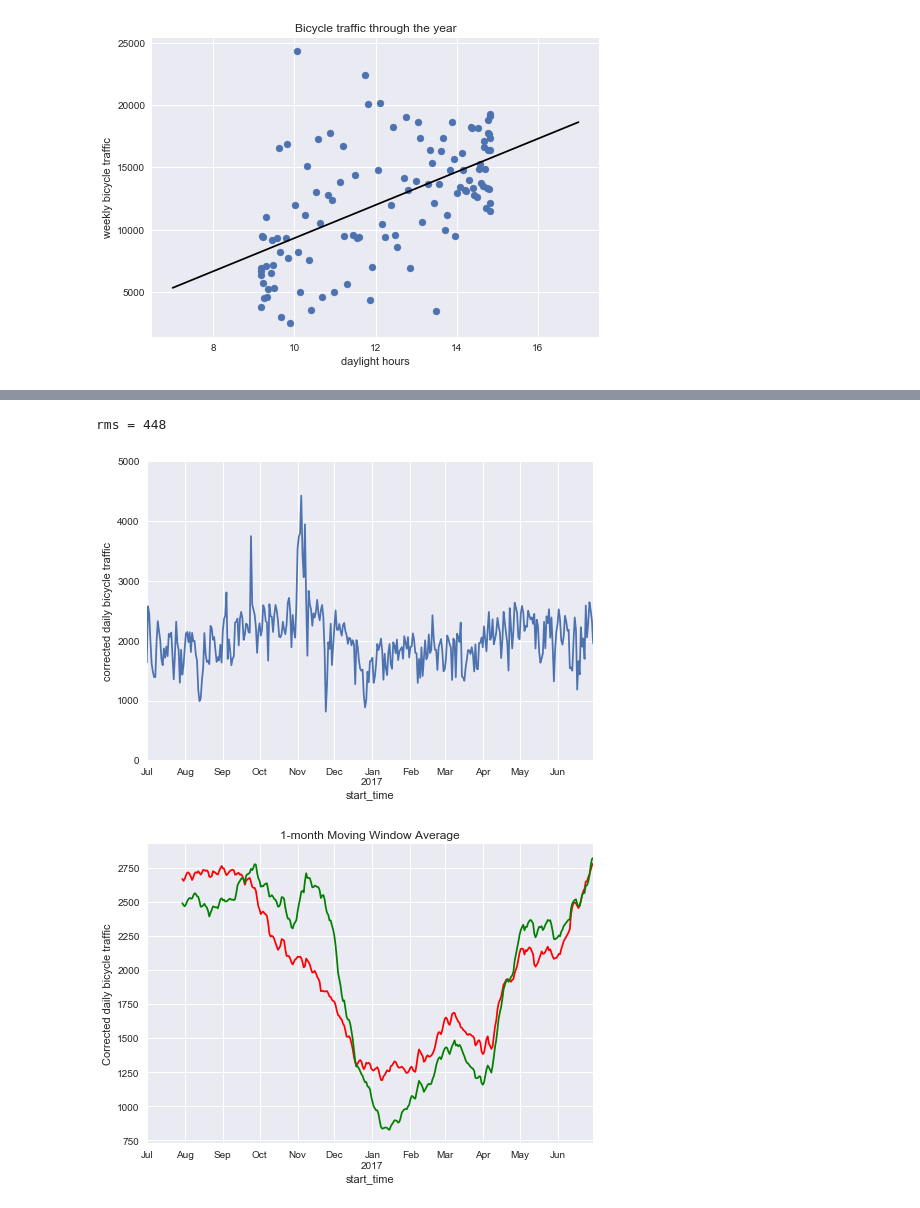
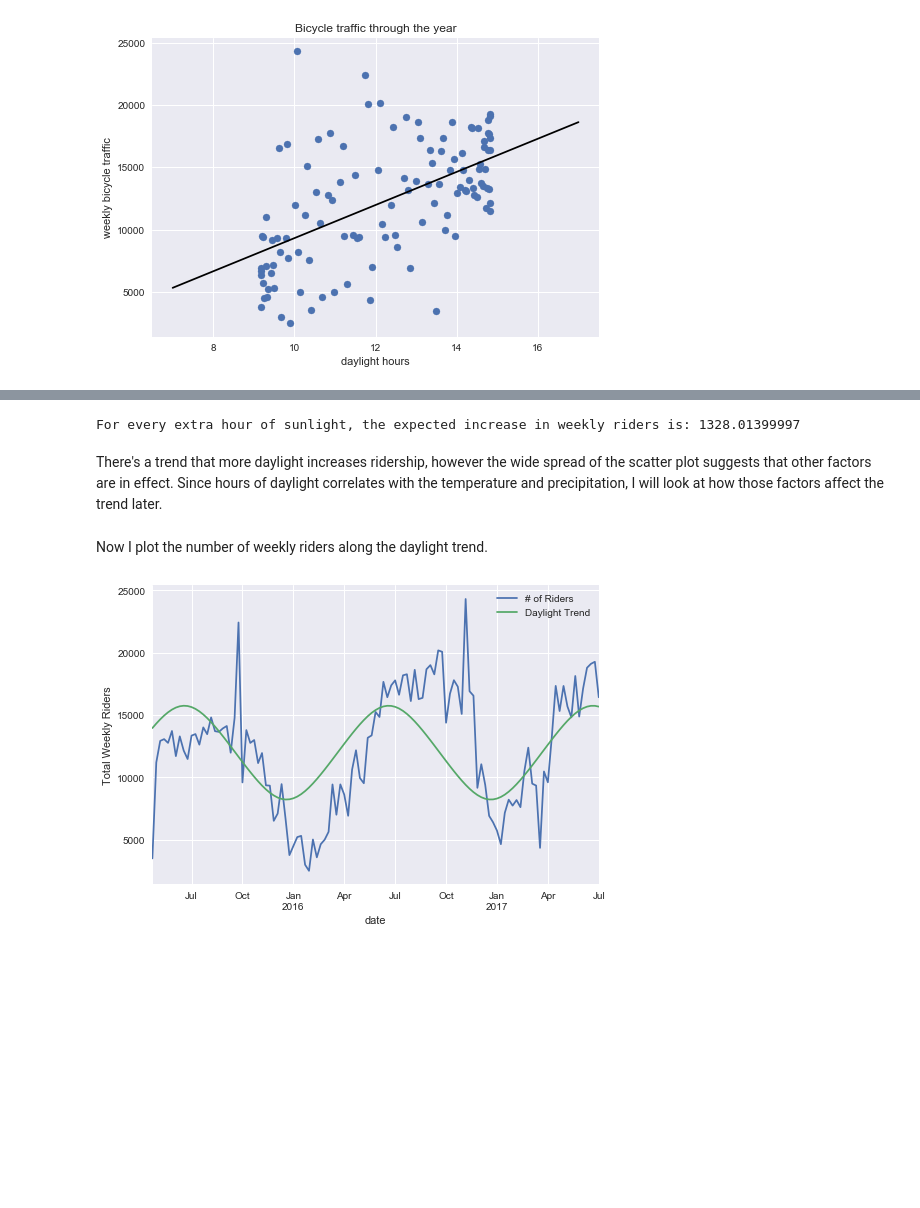
Before and after one commit to bkalnasy/Philadelphia-Bike-Share, a Jupyter notebook: Weather Analysis.ipynb, the cells around one changed output, grey strips where cells are left out. Cells and saved outputs as stored; diff of their text form; code cells hidden in the pictures; blank space fills up the shorter version.

```diff
--- a/Weather Analysis.ipynb
+++ b/Weather Analysis.ipynb
@@ -307,18 +128,16 @@ print(final_model.score(X,y))
-# %%
-#subtracts trend from count and replaces with mean
-
-daily['final_corrected'] = daily['count'] - daily['final_trend'] + daily['final_trend'].mean()
-print("rms = {0:.0f}".format(np.std(daily['final_corrected'])))
-daily['final_corrected'].plot()
-plt.ylabel('corrected daily bicycle traffic')
-plt.ylim(0,5000);
-# %% [output]
-rms = 448
-[figure, removed]
-# %%
-daily['final_trend'].rolling(window = 30).mean().plot(color='red')
-daily['count'].rolling(window = 30).mean().plot(color = 'green')
-plt.ylabel('Corrected daily bicycle traffic')
-plt.title('1-month Moving Window Average');
-# %% [output]
-[figure, removed]
+# %%
+print('For every extra hour of sunlight, the expected increase in weekly riders is: ' + str(clf.coef_[0]))
+# %% [output]
+For every extra hour of sunlight, the expected increase in weekly riders is: 1328.01399997
+# %% [markdown]
+There's a trend that more daylight increases ridership, however the wide spread of the scatter plot suggests that other factors are in effect. Since hours of daylight correlates with the temperature and precipitation, I will look at how those factors affect the trend later.
+# %% [markdown]
+Now I plot the number of weekly riders along the daylight trend.
+# %%
+weekly['daylight_trend'] = clf.predict(X)
+
+weekly[['count', 'daylight_trend']].plot()
+plt.legend(['# of Riders', 'Daylight Trend'])
+plt.ylabel("Total Weekly Riders");
+# %% [output]
+[figure, added]
```
Also changed, not shown: parts of 69 cells of this notebook.
